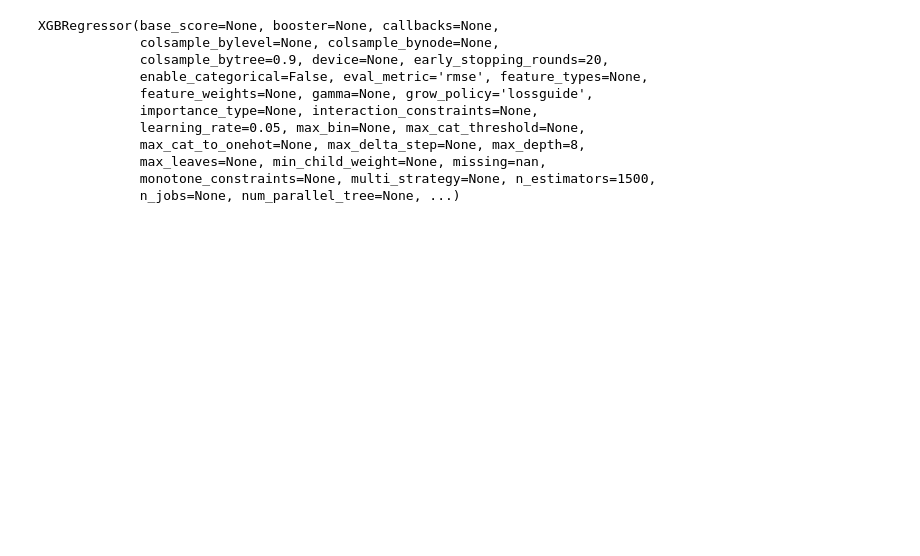
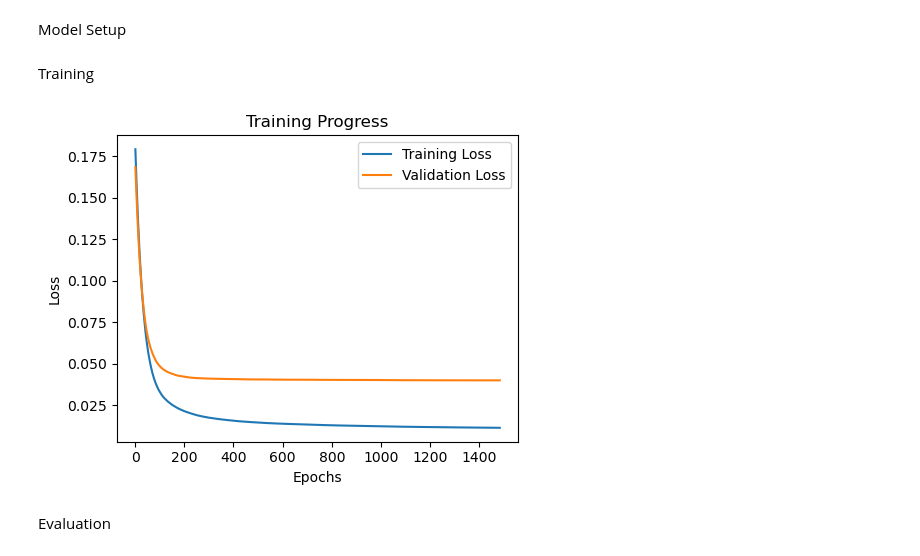
Before and after one commit to samrauh/dlss-project, a Jupyter notebook: model/baseline.ipynb, the cells around one changed output. Drawn from its saved outputs; the diff is of its cells as text; code cells hidden in the pictures; blank space fills up the shorter version.

```diff
--- a/model/baseline.ipynb
+++ b/model/baseline.ipynb
@@ -69,33 +478,63 @@ X_train, X_val, y_train, y_val = train_test_split(
+# %% [markdown]
+Model Setup
 # %%
 model = XGBRegressor(
-    max_depth=8,
-    learning_rate=0.05,
-    n_estimators=1500,
-    subsample=0.9,
-    colsample_bytree=0.9,
-    early_stopping_rounds=20,
-    eval_metric='rmse',
-    reg_alpha=0.05,
-    grow_policy="lossguide",
-    tree_method="hist"
-
+    learning_rate=0.03,
+    n_estimators=2500,
+    max_depth=0,                # ignored with lossguide
+    max_leaves=64,              # more precise control with lossguide
+    grow_policy='lossguide',
+    tree_method='hist',
+    subsample=0.85,
+    colsample_bytree=0.8,
+    reg_alpha=0.1,
+    reg_lambda=1.0,
+    early_stopping_rounds=50,
+    eval_metric='mape',
+    random_state=42,
+    verbosity=1
 )
 
 model.fit(
     X_train, y_train,
-    eval_set=[(X_val, y_val)],
+    eval_set=[(X_train, y_train), (X_val, y_val)],
     verbose=False
 )
+
+results = model.evals_result()
-# %% [output]
-XGBRegressor(base_score=None, booster=None, callbacks=None,
-             colsample_bylevel=None, colsample_bynode=None,
-             colsample_bytree=0.9, device=None, early_stopping_rounds=20,
-             enable_categorical=False, eval_metric='rmse', feature_types=None,
-             feature_weights=None, gamma=None, grow_policy='lossguide',
-             importance_type=None, interaction_constraints=None,
-             learning_rate=0.05, max_bin=None, max_cat_threshold=None,
-             max_cat_to_onehot=None, max_delta_step=None, max_depth=8,
-             max_leaves=None, min_child_weight=None, missing=nan,
-             monotone_constraints=None, multi_strategy=None, n_estimators=1500,
-             n_jobs=None, num_parallel_tree=None, ...)
+# %% [markdown]
+Training
+# %%
+# Extract RMSE for train and validation
+train_loss = results['validation_0']['mape']  # or 'rmse', etc.
+val_loss = results['validation_1']['mape']
+epochs = range(1, len(train_loss) + 1)
+
+# Plotting
+plt.figure(figsize=(5, 4))  # small and clean
+plt.plot(epochs, train_loss, label='Training Loss', color='C0')
+plt.plot(epochs, val_loss, label='Validation Loss', color='C1')
+
+# Labels and title
+plt.xlabel('Epochs')
+plt.ylabel('Loss')
+plt.title('Training Progress')
+
+# Ticks and grid
+plt.xticks()
+plt.yticks()
+plt.grid(False)
+
+# Legend
+plt.legend( loc='upper right')
+
+# Tight layout for better spacing
+plt.tight_layout()
+
+# Show the plot
+plt.show()
+# %% [output]
+[figure, added]
+# %% [markdown]
+Evaluation
 # %%
```
Also changed, not shown: parts of 17 cells of this notebook, 11 other files.
